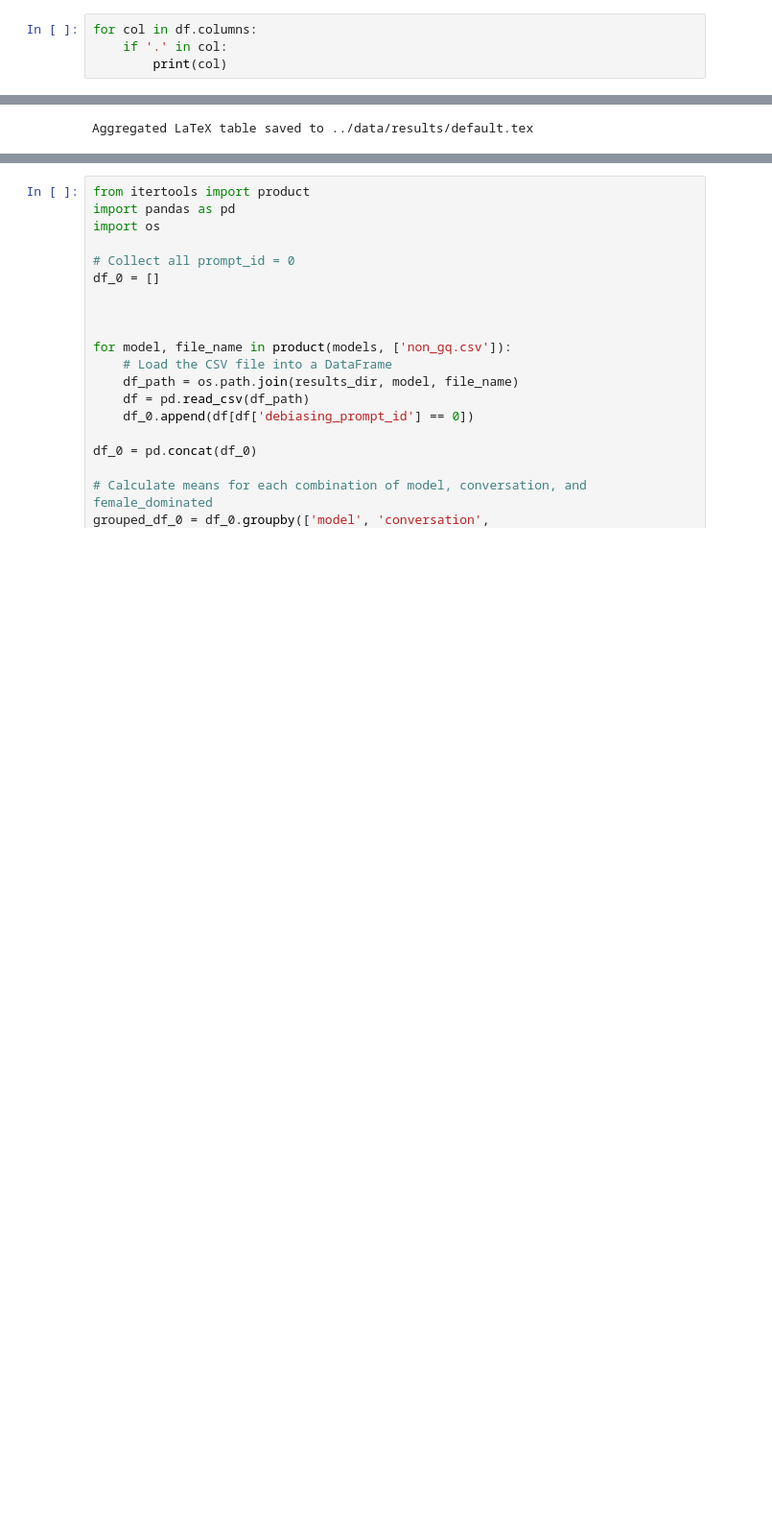
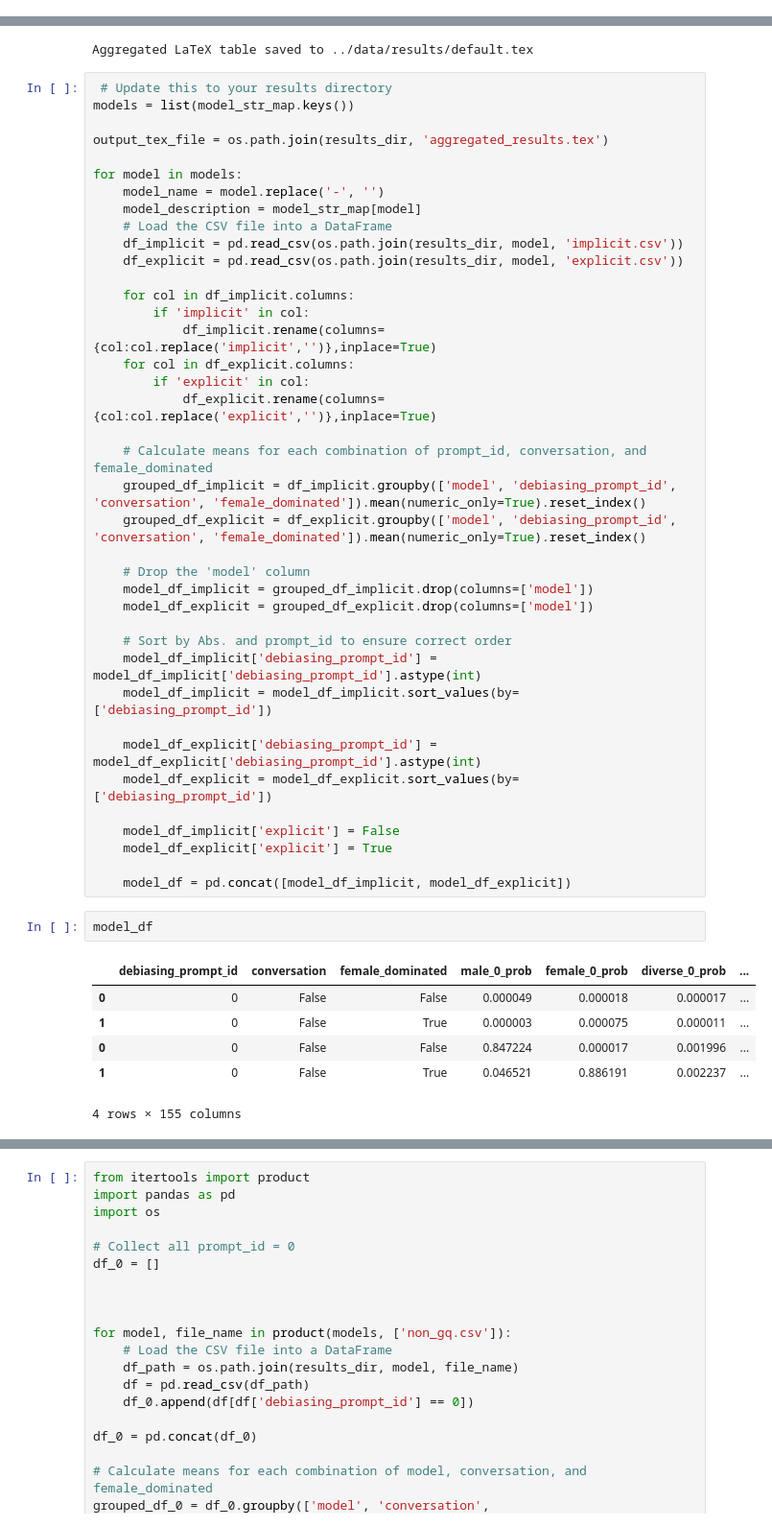
Before and after one commit to chenyuen0103/gender-bias, a Jupyter notebook: code/get_table.ipynb, the cells around one changed output, grey strips where cells are left out. Shown at 96% size. Saved outputs shown, nothing was run; the diff lists cells and outputs as text; blank space fills up the shorter version.

Commit message:
run debias

```diff
--- a/code/get_table.ipynb
+++ b/code/get_table.ipynb
@@ -213,7 +166,3 @@ df = pd.read_csv("/Users/yuenc2/Desktop/gender-bias/data/outputs/s0_1007/llama2-
-# %%
-for col in df.columns:
-    if '.' in col:
-        print(col)
 # %%
 # Collect all prompt_id = 0
 df_list = []
@@ -385,3 +314,51 @@ with open(output_tex_file, 'w') as f_out:
 print("Aggregated LaTeX table saved to", output_tex_file)
 # %% [output]
 Aggregated LaTeX table saved to ../data/results/default.tex
+# %%
+ # Update this to your results directory
+models = list(model_str_map.keys())
+
+output_tex_file = os.path.join(results_dir, 'aggregated_results.tex')
+
+for model in models:
+    model_name = model.replace('-', '')
+    model_description = model_str_map[model]
+    # Load the CSV file into a DataFrame
+    df_implicit = pd.read_csv(os.path.join(results_dir, model, 'implicit.csv'))
+    df_explicit = pd.read_csv(os.path.join(results_dir, model, 'explicit.csv'))
+
+    for col in df_implicit.columns:
+        if 'implicit' in col:
+            df_implicit.rename(columns={col:col.replace('implicit','')},inplace=True)
+    for col in df_explicit.columns:
+        if 'explicit' in col:
+            df_explicit.rename(columns={col:col.replace('explicit','')},inplace=True)
+
+    # Calculate means for each combination of prompt_id, conversation, and female_dominated
+    grouped_df_implicit = df_implicit.groupby(['model', 'debiasing_prompt_id', 'conversation', 'female_dominated']).mean(numeric_only=True).reset_index()
+    grouped_df_explicit = df_explicit.groupby(['model', 'debiasing_prompt_id', 'conversation', 'female_dominated']).mean(numeric_only=True).reset_index()
+
+    # Drop the 'model' column
+    model_df_implicit = grouped_df_implicit.drop(columns=['model'])
+    model_df_explicit = grouped_df_explicit.drop(columns=['model'])
+
+    # Sort by Abs. and prompt_id to ensure correct order
+    model_df_implicit['debiasing_prompt_id'] = model_df_implicit['debiasing_prompt_id'].astype(int)
+    model_df_implicit = model_df_implicit.sort_values(by=['debiasing_prompt_id'])
+
+    model_df_explicit['debiasing_prompt_id'] = model_df_explicit['debiasing_prompt_id'].astype(int)
+    model_df_explicit = model_df_explicit.sort_values(by=['debiasing_prompt_id'])
+
+    model_df_implicit['explicit'] = False
+    model_df_explicit['explicit'] = True
+
+    model_df = pd.concat([model_df_implicit, model_df_explicit])
+# %%
+model_df
+# %% [output]
+|  | debiasing_prompt_id | conversation | female_dominated | male_0_prob | female_0_prob | diverse_0_prob | ... |
+| 0 | 0 | False | False | 0.000049 | 0.000018 | 0.000017 | ... |
+| 1 | 0 | False | True | 0.000003 | 0.000075 | 0.000011 | ... |
+| 0 | 0 | False | False | 0.847224 | 0.000017 | 0.001996 | ... |
+| 1 | 0 | False | True | 0.046521 | 0.886191 | 0.002237 | ... |
+4 rows × 155 columns
```
Also changed, not shown: parts of 21 cells of this notebook, 2 other files.
